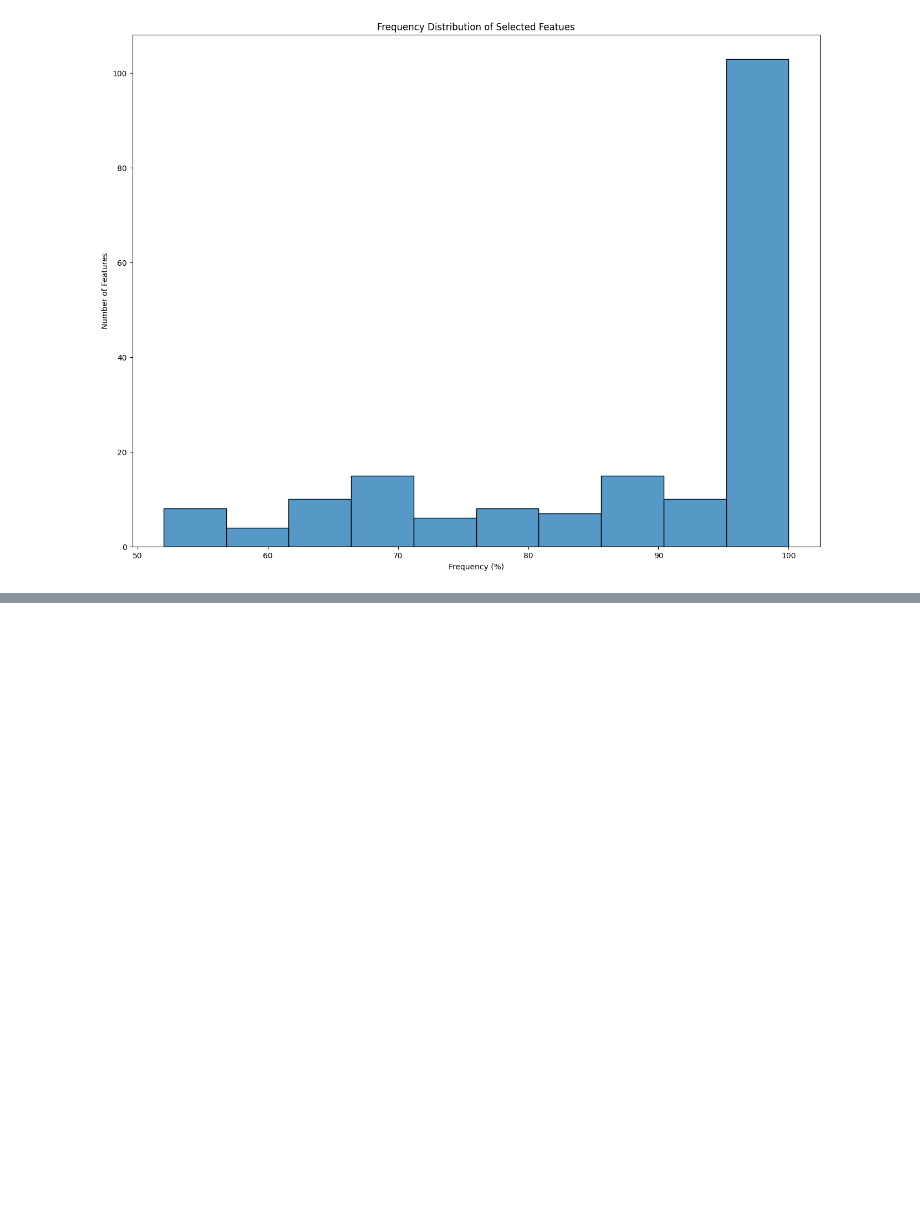
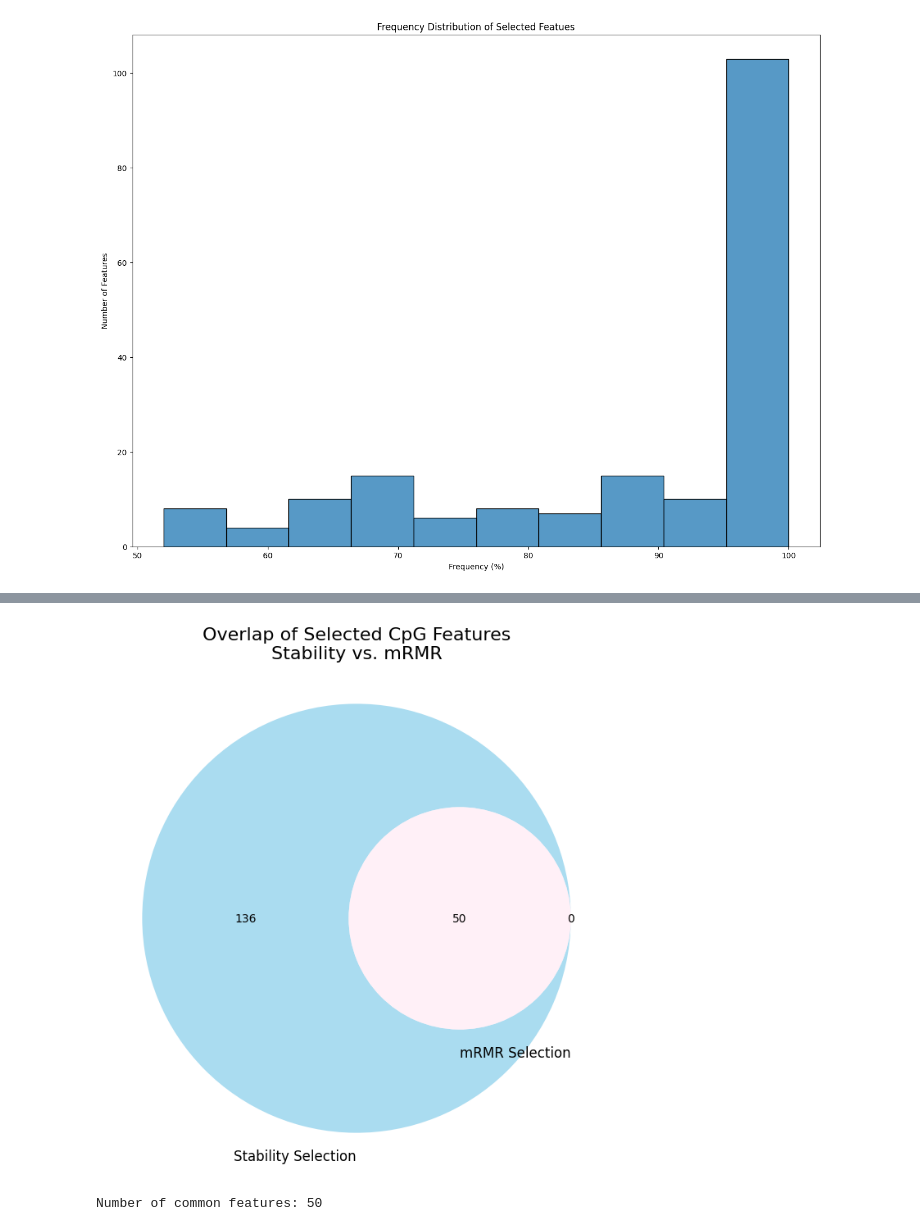
Before and after one commit to xanthippilouka/MLCB_Assignment1_Louka, a Jupyter notebook: notebooks/feature_selection.ipynb, the cells around one changed output, grey strips where cells are left out. Saved outputs shown, nothing was run; the diff lists cells and outputs as text; code cells hidden in the pictures; blank space fills up the shorter version.

```diff
--- a/notebooks/feature_selection.ipynb
+++ b/notebooks/feature_selection.ipynb
@@ -116,0 +246,22 @@ The number of stable features selected is: 186
+# %%
+#Visualizationn of the overlap between the selected features from stability selection and the mRMR method
+#Venn Diagram
+
+#Load the data for the selected features
+import json
+import os
+
+file_path = '../data/selected_features/selected_features.json'
+
+if os.path.exists(file_path):
+    with open(file_path, 'r') as f:
+        loaded_data = json.load(f)
+
+    # Extract the lists with the features
+    stable_features = loaded_data["stable_features"]
+    selected_mrmr_features = loaded_data["mrmr_features"]
+
+    print(f"Successfully loaded selected features lists")
+
+else:
+    print("Error: JSON file not found. Check your directory path!")
@@ -116,0 +270,26 @@ The number of stable features selected is: 186
+# %%
+from matplotlib_venn import venn2
+#Ensure the folder exists
+os.makedirs('../figures/Task3_Figures', exist_ok=True)
+
+set_stable = set(stable_features)
+set_mrmr = set(selected_mrmr_features)
+
+#Generate the Venn plot
+plt.figure(figsize=(10, 8))
+venn = venn2(
+    [set_stable, set_mrmr],
+    set_labels=('Stability Selection', 'mRMR Selection'),
+    set_colors=('skyblue', 'salmon'),
+    alpha=0.7
+)
+plt.title("Overlap of Selected CpG Features\nStability vs. mRMR", fontsize=16)
+plt.savefig('../figures/Task3_Figures/Feature_Selection_Overlap_Venn.png', dpi=300, bbox_inches='tight')
+plt.show()
+
+#Calculate the intersection
+common_features = set_stable.intersection(set_mrmr)
+print(f"Number of common features: {len(common_features)}")
+# %% [output]
+[figure, added]
+Number of common features: 50
```
Also changed, not shown: parts of 10 cells of this notebook, 5 other files.
